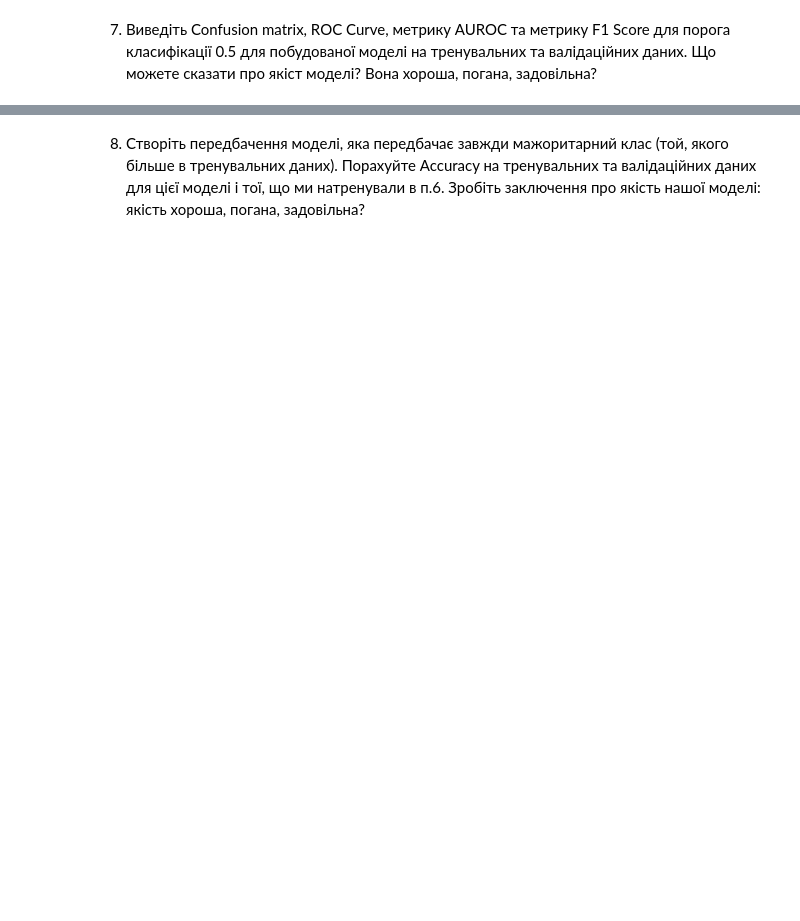
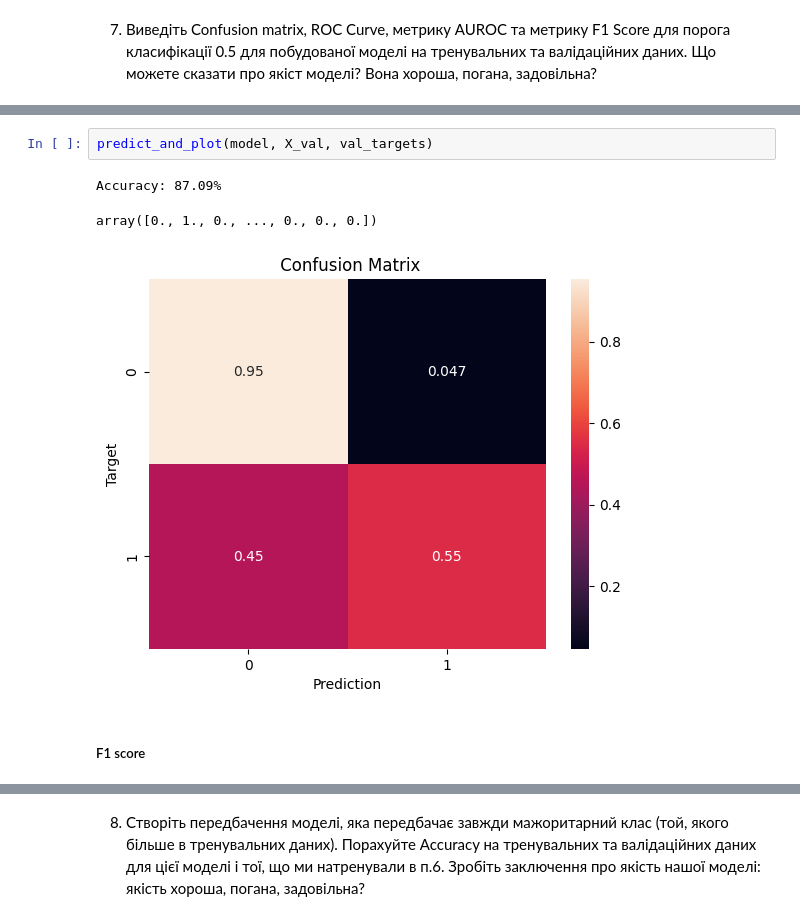
Before and after one commit to YelizavetaP/ml_tasks, a Jupyter notebook: hometasks/2_supervised_learning/2_2_logistic_regression/HW_2_7_Логістична_регресія_з_scikit_learn.ipynb, the cells around one changed output, grey strips where cells are left out. Drawn from its saved outputs; the diff is of its cells as text; blank space fills up the shorter version.

```diff
--- a/hometasks/2_supervised_learning/2_2_logistic_regression/HW_2_7_Логістична_регресія_з_scikit_learn.ipynb
+++ b/hometasks/2_supervised_learning/2_2_logistic_regression/HW_2_7_Логістична_регресія_з_scikit_learn.ipynb
@@ -37,0 +433,8 @@
+# %%
+predict_and_plot(model, X_val, val_targets)
+# %% [output]
+Accuracy: 87.09%
+array([0., 1., 0., ..., 0., 0., 0.])
+[figure, added]
+# %% [markdown]
+##### F1 score
```
Also changed, not shown: parts of 84 cells of this notebook, 3 other files.
